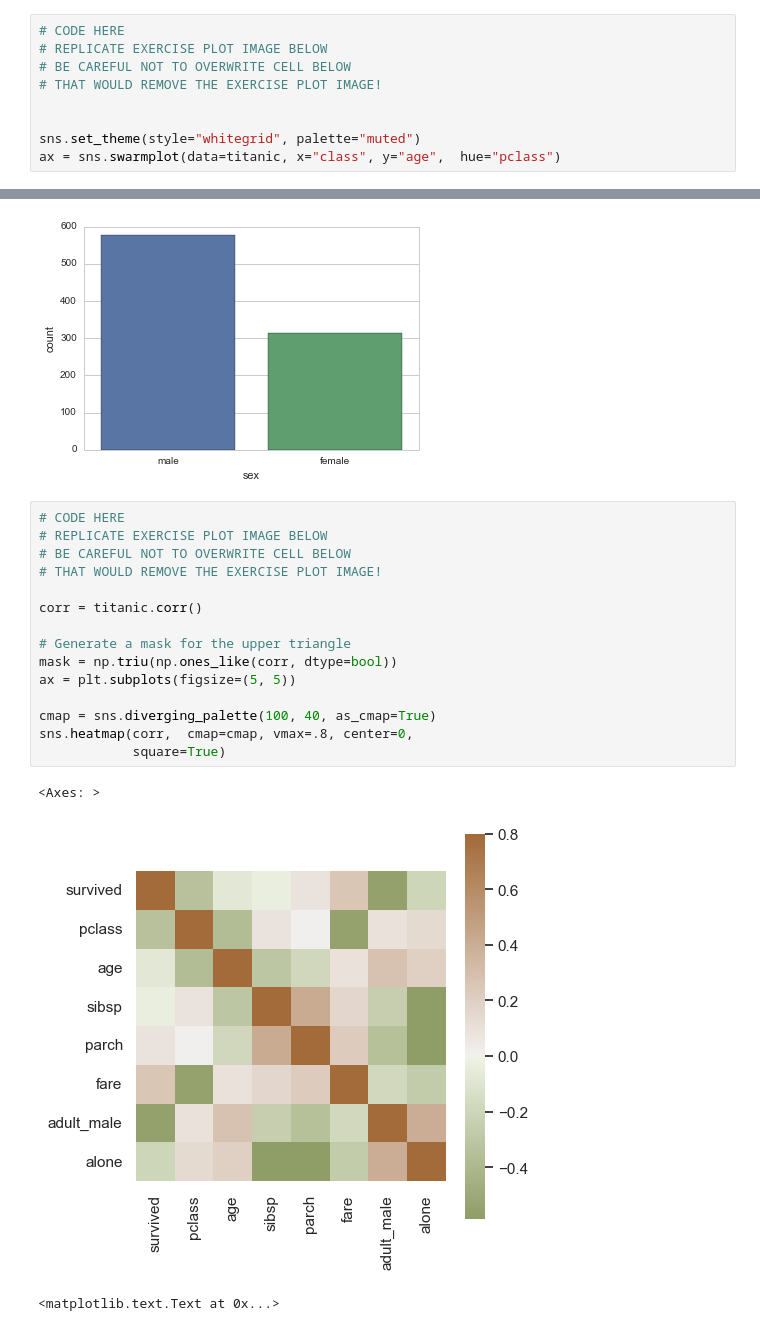
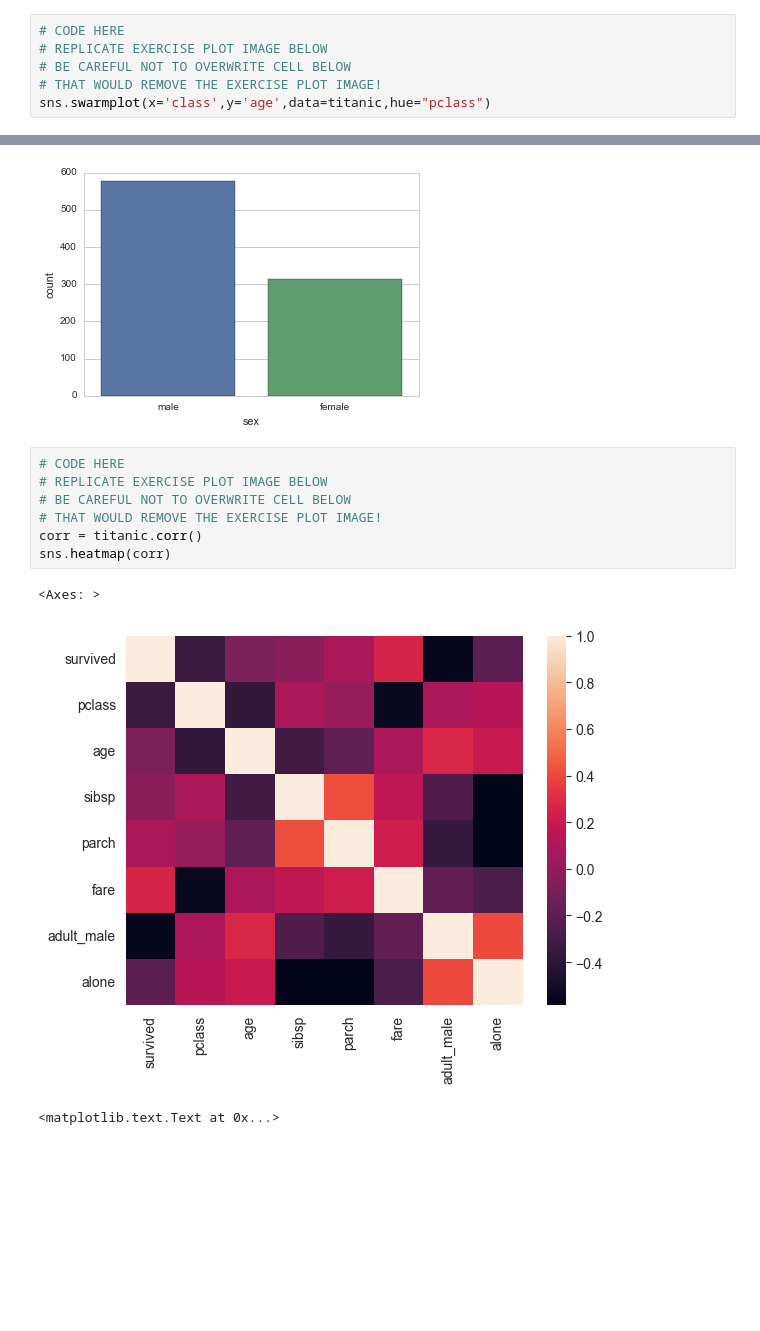
Before and after one commit to MsHegde-code/used-vehicle-price-prediction-data-science, a Jupyter notebook: exercise/Seaborn_Exercises_Ans.ipynb, the cells around one changed output, grey strips where cells are left out. Saved outputs shown, nothing was run; the diff lists cells and outputs as text; blank space fills up the shorter version.

```diff
--- a/exercise/Seaborn_Exercises_Ans.ipynb
+++ b/exercise/Seaborn_Exercises_Ans.ipynb
@@ -83,8 +80,5 @@ sns.despine(offset=10, trim=True)
 # REPLICATE EXERCISE PLOT IMAGE BELOW
 # BE CAREFUL NOT TO OVERWRITE CELL BELOW
 # THAT WOULD REMOVE THE EXERCISE PLOT IMAGE!
-
-
-sns.set_theme(style="whitegrid", palette="muted")
-ax = sns.swarmplot(data=titanic, x="class", y="age",  hue="pclass")
+sns.swarmplot(x='class',y='age',data=titanic,hue="pclass")
 # %% [output]
@@ -111,21 +104,13 @@ TypeError: bar() missing 1 required positional argument: 'height'
 # %%
 # CODE HERE
 # REPLICATE EXERCISE PLOT IMAGE BELOW
 # BE CAREFUL NOT TO OVERWRITE CELL BELOW
 # THAT WOULD REMOVE THE EXERCISE PLOT IMAGE!
-
 corr = titanic.corr()
-
-# Generate a mask for the upper triangle
-mask = np.triu(np.ones_like(corr, dtype=bool))
-ax = plt.subplots(figsize=(5, 5))
-
-cmap = sns.diverging_palette(100, 40, as_cmap=True)
-sns.heatmap(corr,  cmap=cmap, vmax=.8, center=0,
-            square=True)
+sns.heatmap(corr)
 # %% [output]
 <Axes: >
-[figure, old version]
+[figure, new version]
 # %%
 # %% [output]
 <matplotlib.text.Text at 0x...>
```
Also changed, not shown: parts of 8 cells of this notebook, 3 other files.
